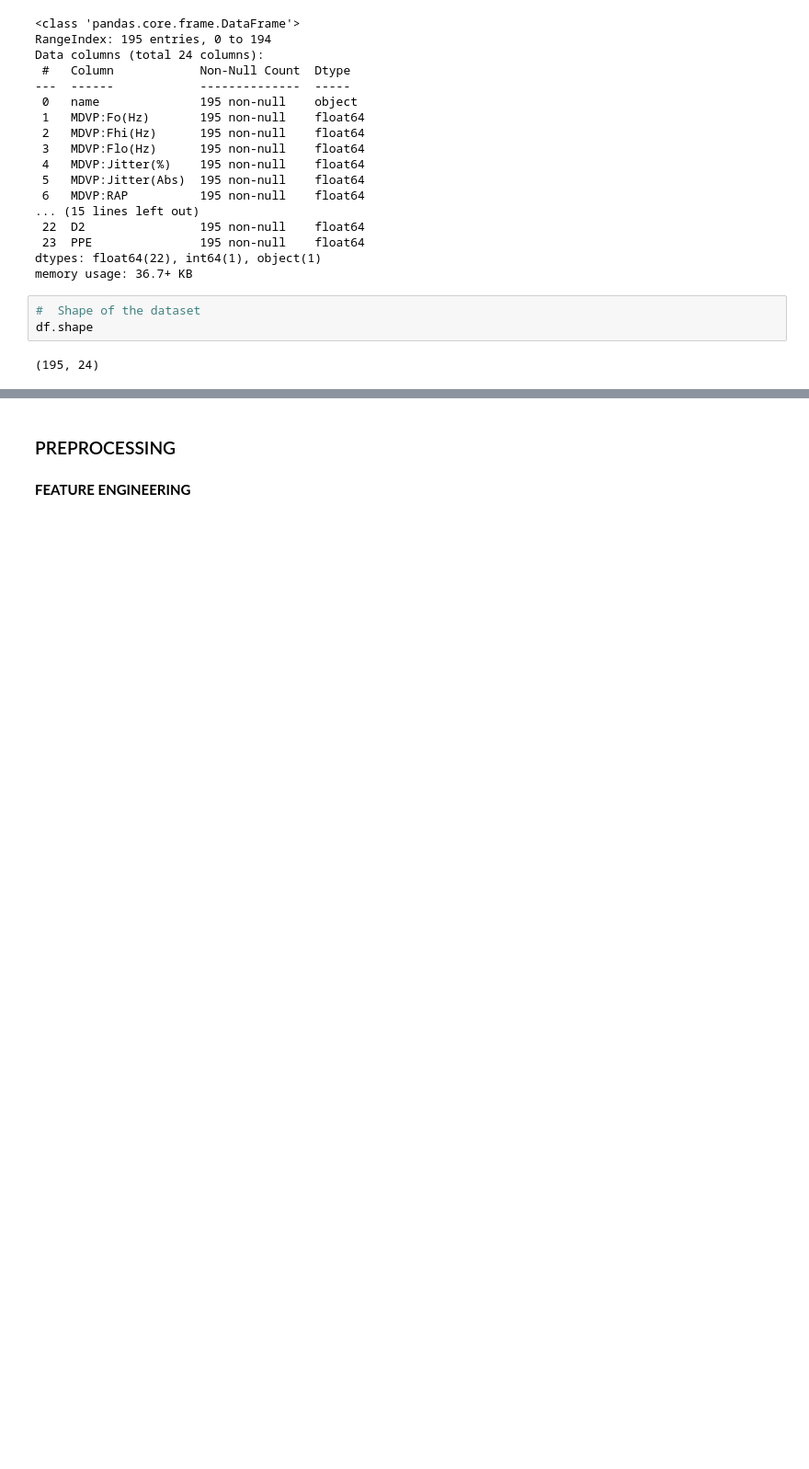
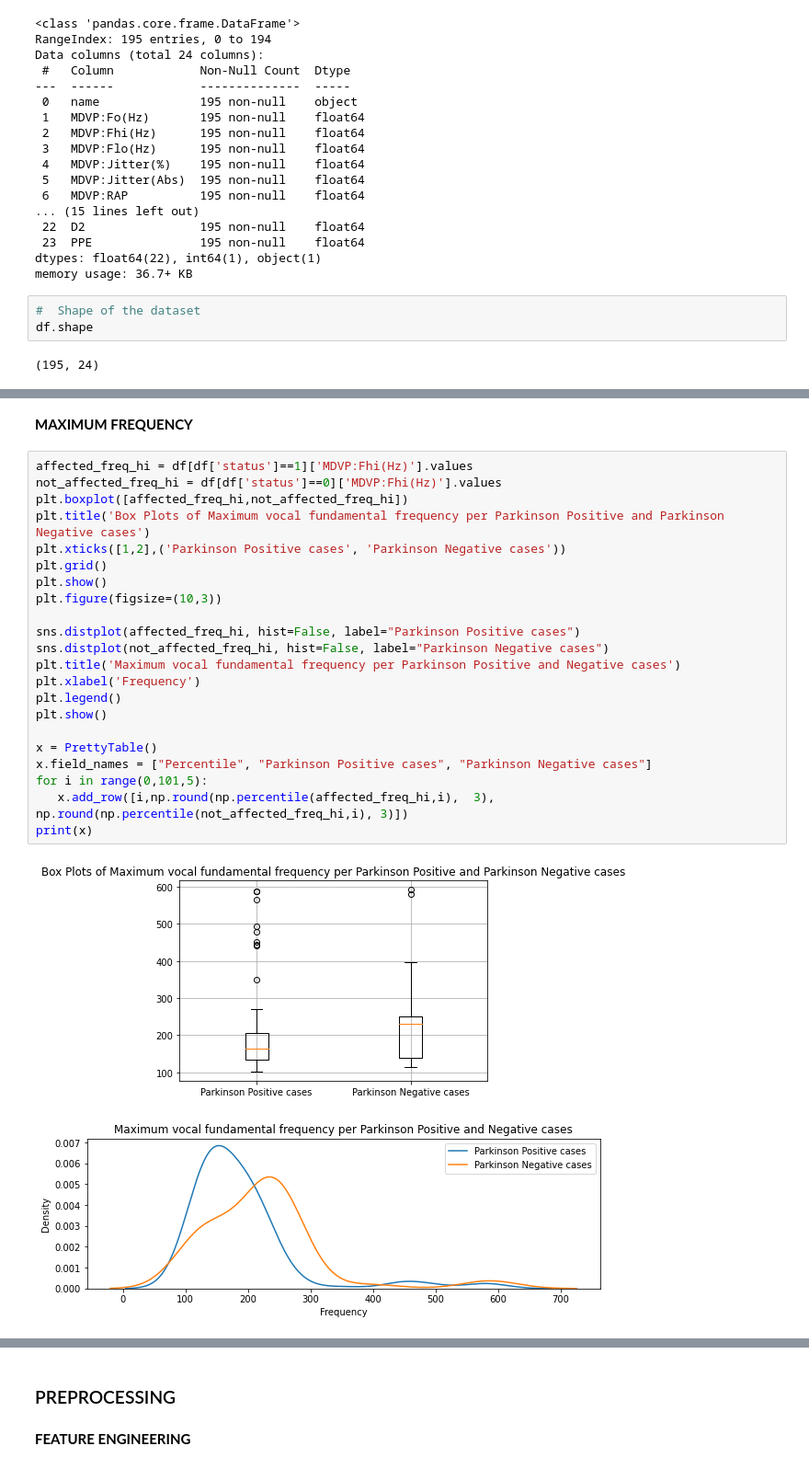
Before and after one commit to jmart95/Parkinsons-Detection-PCA-XGBoost, a Jupyter notebook: parkinsons_detection_xgboost.ipynb, the cells around one changed output, grey strips where cells are left out. Shown at 92% size. Drawn from its saved outputs; the diff is of its cells as text; blank space fills up the shorter version.

```diff
--- a/parkinsons_detection_xgboost.ipynb
+++ b/parkinsons_detection_xgboost.ipynb
@@ -67,0 +120,27 @@ df.shape
+# %% [markdown]
+**MAXIMUM FREQUENCY**
+# %%
+affected_freq_hi = df[df['status']==1]['MDVP:Fhi(Hz)'].values
+not_affected_freq_hi = df[df['status']==0]['MDVP:Fhi(Hz)'].values
+plt.boxplot([affected_freq_hi,not_affected_freq_hi])
+plt.title('Box Plots of Maximum vocal fundamental frequency per Parkinson Positive and Parkinson Negative cases')
+plt.xticks([1,2],('Parkinson Positive cases', 'Parkinson Negative cases'))
+plt.grid()
+plt.show()
+plt.figure(figsize=(10,3))
+
+sns.distplot(affected_freq_hi, hist=False, label="Parkinson Positive cases")
+sns.distplot(not_affected_freq_hi, hist=False, label="Parkinson Negative cases")
+plt.title('Maximum vocal fundamental frequency per Parkinson Positive and Negative cases')
+plt.xlabel('Frequency')
+plt.legend()
+plt.show()
+
+x = PrettyTable()
+x.field_names = ["Percentile", "Parkinson Positive cases", "Parkinson Negative cases"]
+for i in range(0,101,5):
+   x.add_row([i,np.round(np.percentile(affected_freq_hi,i),  3), np.round(np.percentile(not_affected_freq_hi,i), 3)])
+print(x)
+# %% [output]
+[figure, added]
+[figure, added]
```
Also changed, not shown: parts of 14 cells of this notebook, 1 other file.
